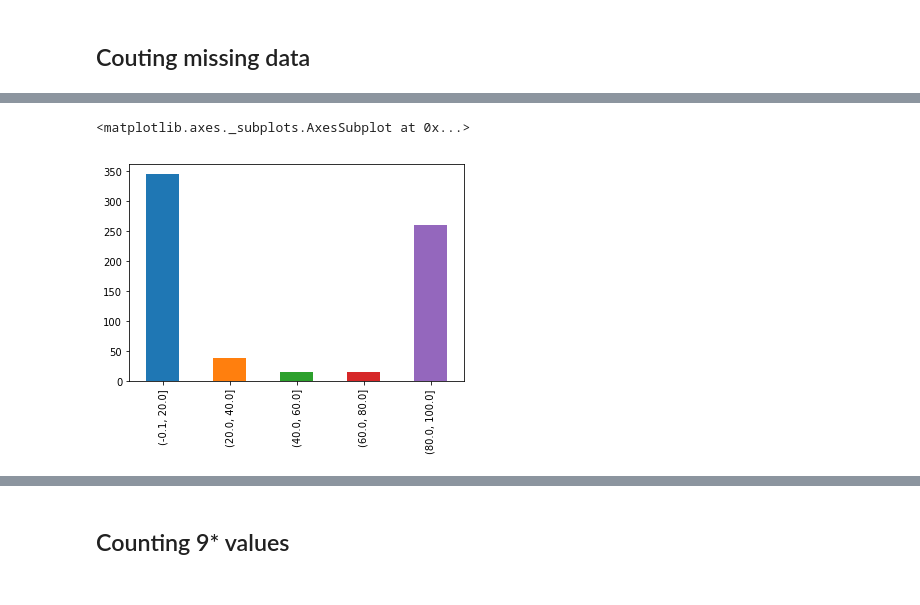
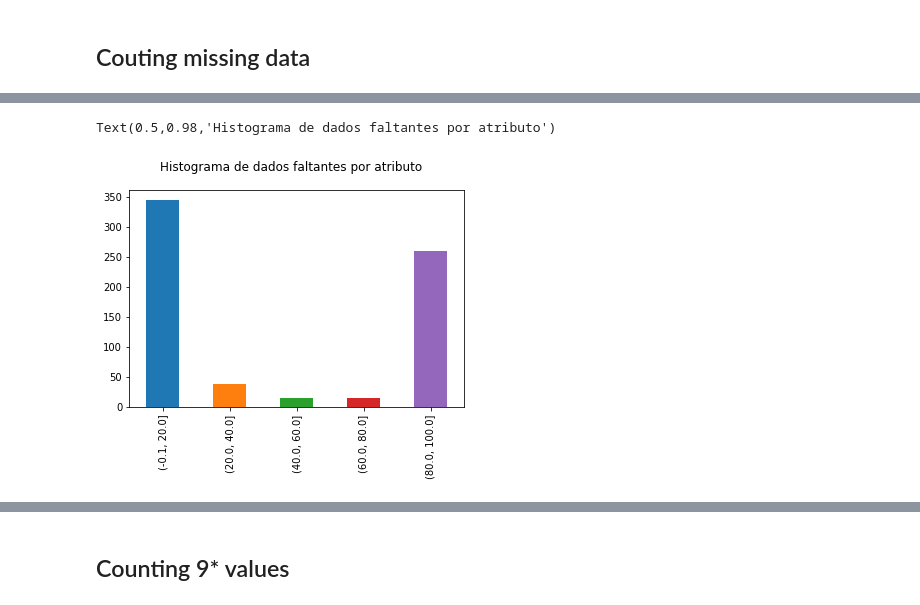
Before and after one commit to mariliarosa4/processoDCBDAbortoProvocado, a Jupyter notebook: Pre-processamento.ipynb, the cells around one changed output, grey strips where cells are left out. Saved outputs shown, nothing was run; the diff lists cells and outputs as text; code cells hidden in the pictures.

```diff
--- a/Pre-processamento.ipynb
+++ b/Pre-processamento.ipynb
@@ -59,10 +61,12 @@ Length: 319, dtype: float64
 # %%
 dataframe_missing_collum['Merge_mulher']
 #Histogram
+
 pd.cut(dataframe_missing_collum, 5).value_counts().sort_index().plot.bar()
+pl.suptitle("Histograma de dados faltantes por atributo")
 # %% [output]
-<matplotlib.axes._subplots.AxesSubplot at 0x...>
+Text(0.5,0.98,'Histograma de dados faltantes por atributo')
-[figure, old version]
+[figure, new version]
 # %%
 dataframe_missing_collum
 # %% [output]
```
Also changed, not shown: parts of 16 cells of this notebook, 15 other files.
